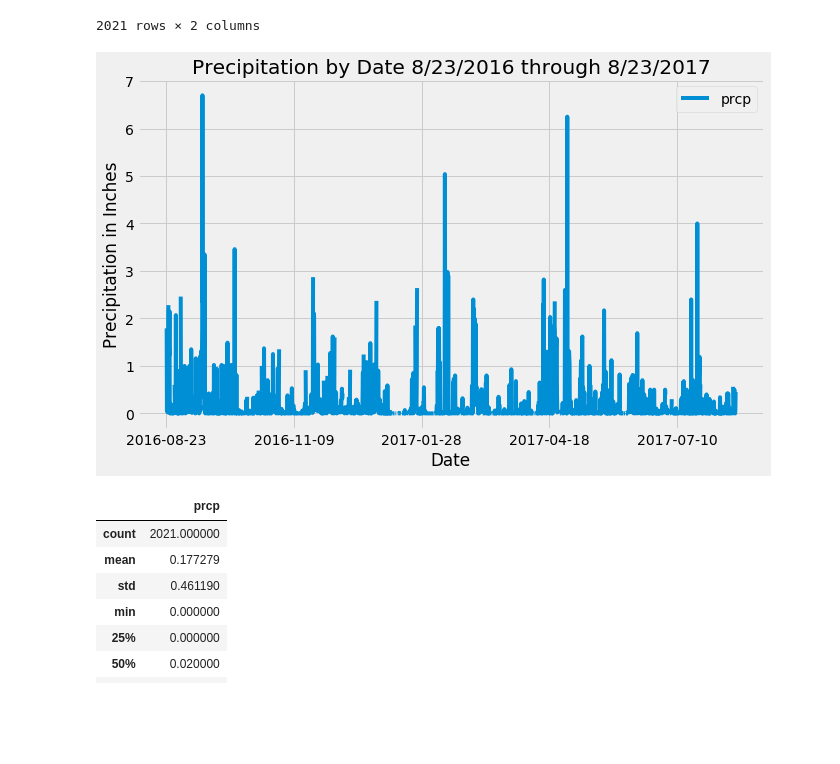
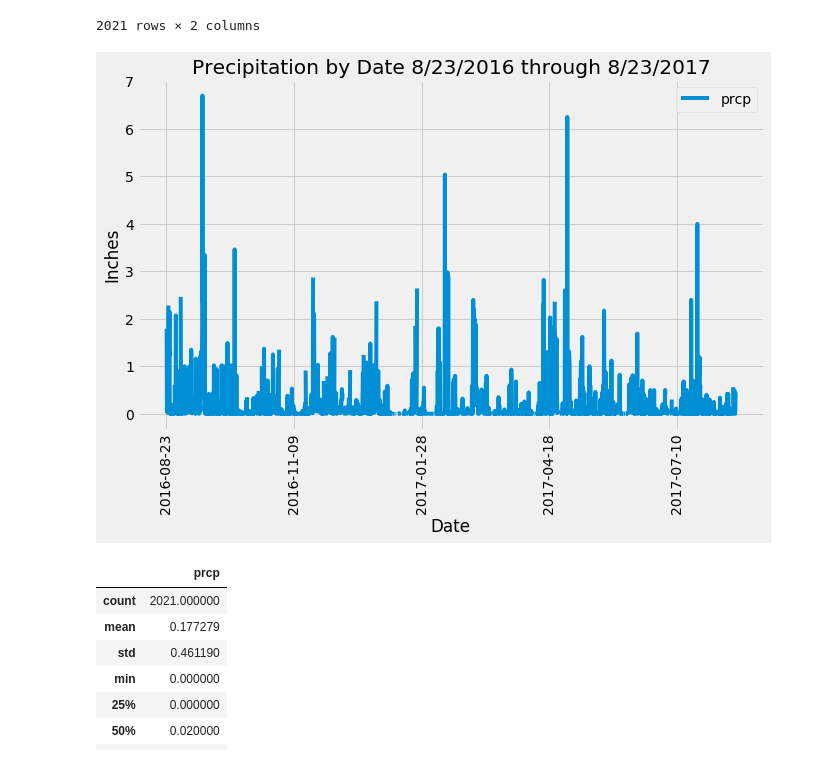
Before and after one commit to walaha2002/sqlalchemy-challenge, a Jupyter notebook: climate_starter.ipynb, the cells around one changed output. Saved outputs shown, nothing was run; the diff lists cells and outputs as text; code cells hidden in the pictures; blank space fills up the shorter version.

Commit message:
- Tweaks bar plot

```diff
--- a/climate_starter.ipynb
+++ b/climate_starter.ipynb
@@ -149,14 +149,15 @@ sortdf.dropna(how='any')
 # %%
 # Use Pandas Plotting with Matplotlib to plot the data
 
 sortdf.plot('date','prcp',figsize=(10,6))
 plt.xlabel('Date')
-plt.ylabel("Precipitation in Inches")
+plt.ylabel("Inches")
 plt.title("Precipitation by Date 8/23/2016 through 8/23/2017")
+plt.xticks(rotation=90)
 plt.tight_layout
 plt.show()
 # %% [output]
-[figure, old version]
+[figure, new version]
 # %%
 # Use Pandas to calcualte the summary statistics for the precipitation data
 sortdf.describe()
```
